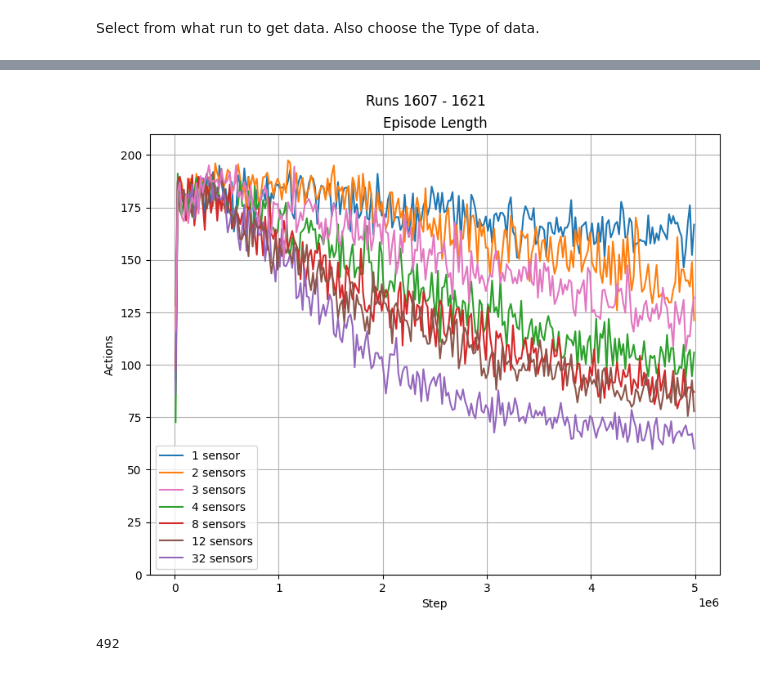
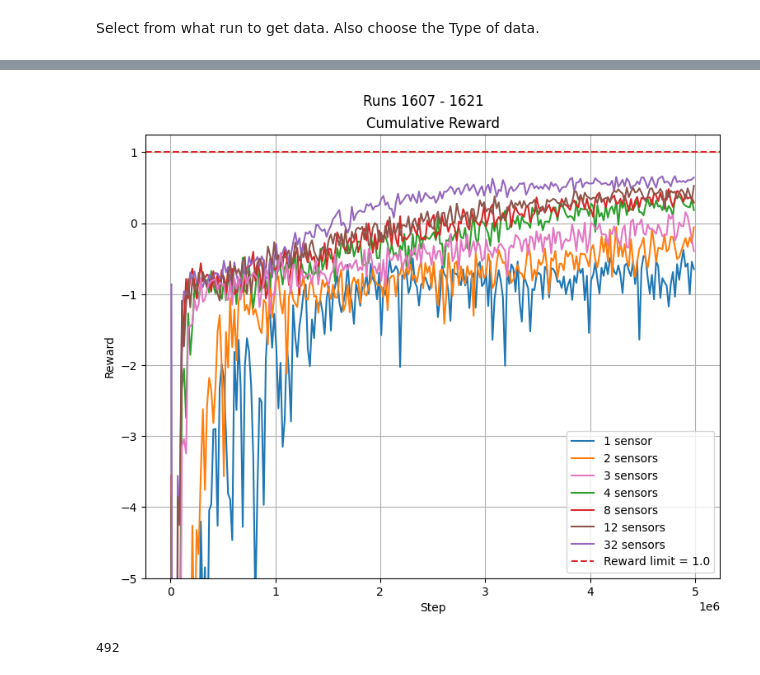
Before and after one commit to muehlefeldt/unity-machine-learning, a Jupyter notebook: python/notebooks/plot.ipynb, the cells around one changed output, grey strips where cells are left out. Saved outputs shown, nothing was run; the diff lists cells and outputs as text; code cells hidden in the pictures.

```diff
--- a/python/notebooks/plot.ipynb
+++ b/python/notebooks/plot.ipynb
@@ -105,7 +97,7 @@ if len(selected_runs) > 1:
     gs = fig.add_gridspec(ncols=1, nrows=1, figure=fig)
 
     # First plot.
-    selected_tag = Tag.EP_LENGTH
+    selected_tag = Tag.CUMULATIVE_REWARD
     axs_first = fig.add_subplot(gs[0, 0])
     fig.suptitle(f"Runs {selected_runs[0]} - {selected_runs[-1]}", y=0.95)
     #fig.tight_layout()
@@ -119,38 +111,38 @@ if len(selected_runs) > 1:
             #color=tag_colors[selected_tag]
             label=run_label
             )
 
-    #axs_first.axhline(1.25, label="Reward limit = 1.25", color="C3", linestyle="dashed")
-    axs_first.set_ylim(0, 210)
+    axs_first.axhline(1.0, label="Reward limit = 1.0", color="C3", linestyle="dashed")
+    axs_first.set_ylim(-5, 1.25)
     axs_first.set_title(selected_tag.value.split("/")[-1])
     axs_first.set_xlabel("Step")
-    axs_first.set_ylabel("Actions")
+    axs_first.set_ylabel("Reward")
     axs_first.legend()
     axs_first.grid()
 
     handles, labels = axs_first.get_legend_handles_labels()
-    order = [0, 1, 6, 2, 3, 5, 4]
+    order = [0, 1, 6, 2, 3, 5, 4, 7]
     axs_first.legend(
         [handles[i] for i in order],
         [labels[i] for i in order])
 
     # Second plot.
     #selected_tag = Tag.EP_LENGTH
     #axs_second = fig.add_subplot(gs[1, 0])
     #axs_second.plot(x_values[selected_tag], y_values[selected_tag], color=tag_colors[selected_tag])
     #axs_second.set_title(selected_tag.value.split("/")[-1])
     #axs_second.set_ylim(0, 200)
     #axs_second.set_xlabel("Step")
     #axs_second.set_ylabel("Actions")
     #axs_second.grid()
     #axs_second.legend()
 
     plt.subplots_adjust(hspace=0.4)
 
     #plt.savefig(f"{selected_run}_all.pdf")
     fig.savefig(f"{selected_runs[0]}-{selected_runs[-1]}_{selected_tag}.pdf")
 # %% [output]
-[figure, old version]
+[figure, new version]
 # %%
 for tag in y_values:
     assert len(x_values[tag]) == len(y_values[tag])
```
Also changed, not shown: parts of 1 cell of this notebook, 5 other files.
